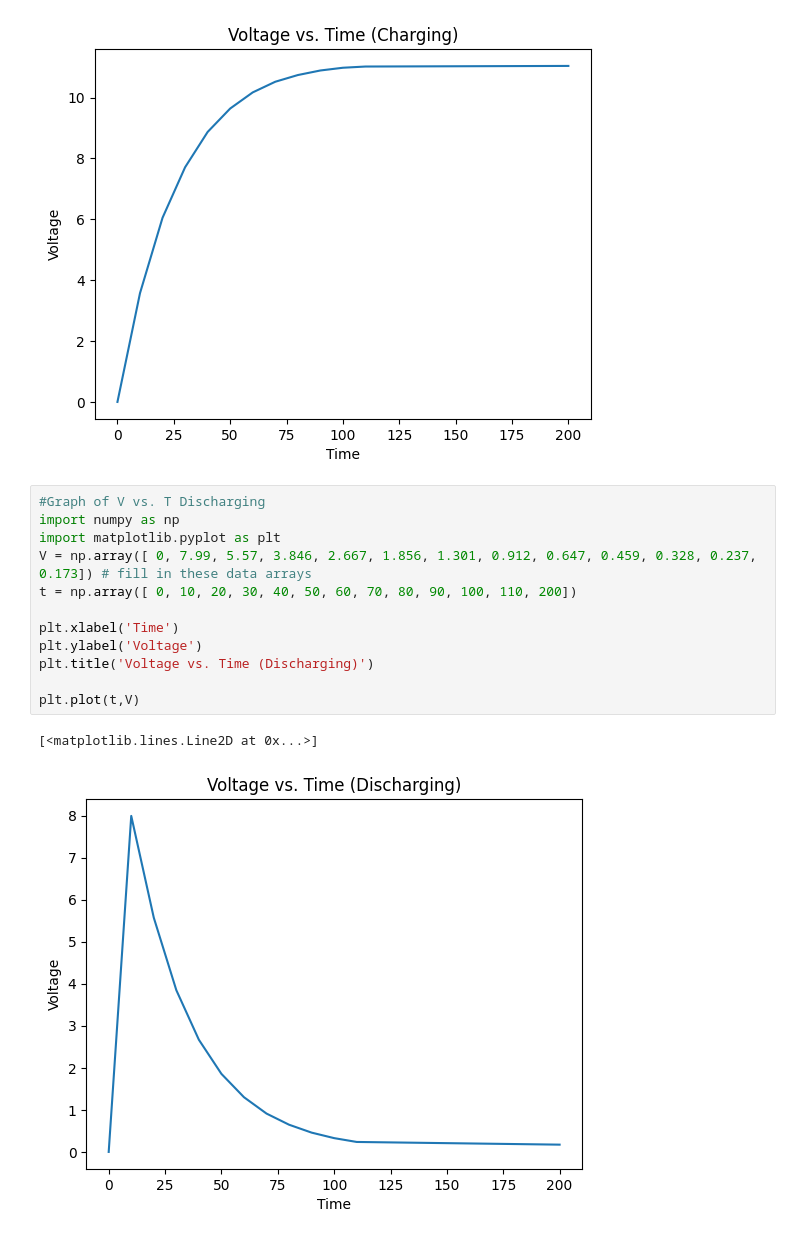
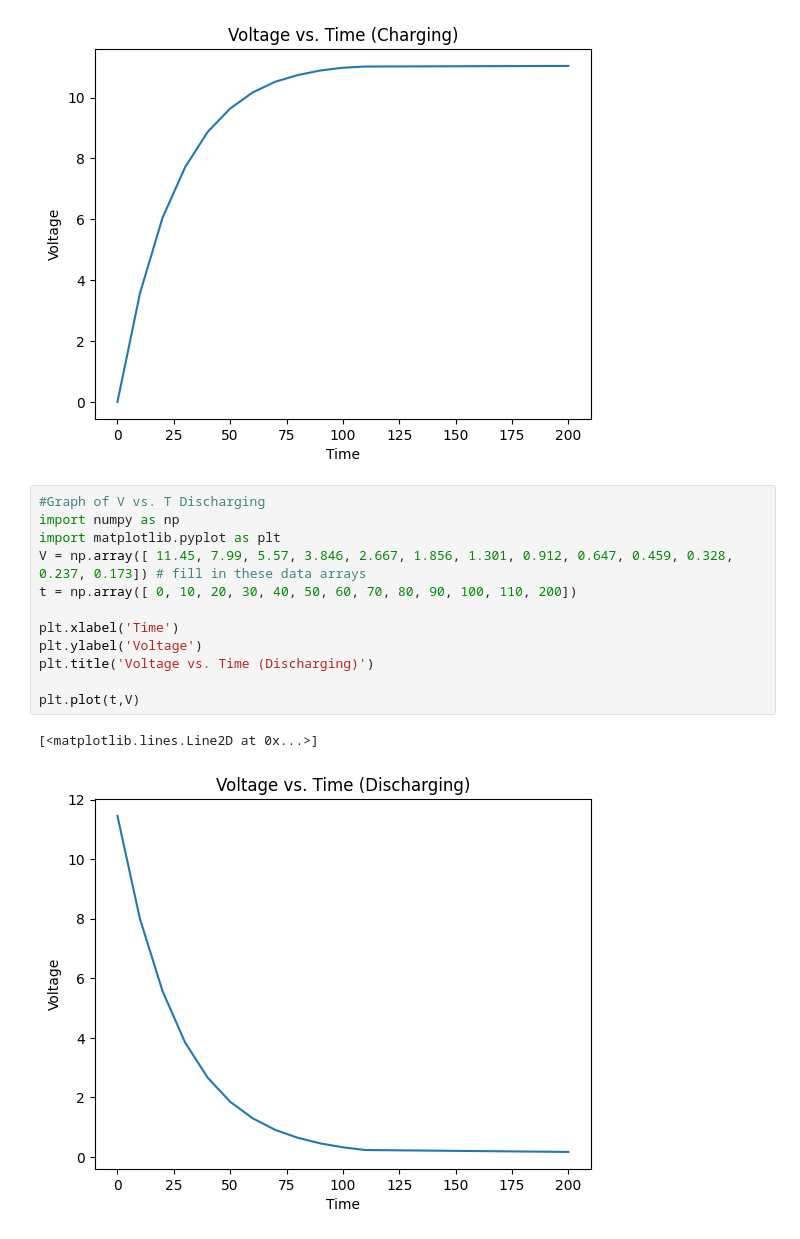
Before and after one commit to TiptonBundy/TiptonBundyPHYXLAB, a Jupyter notebook: Slow_RC_Circuits.ipynb, the cells around one changed output. Saved outputs shown, nothing was run; the diff lists cells and outputs as text.

```diff
--- a/Slow_RC_Circuits.ipynb
+++ b/Slow_RC_Circuits.ipynb
@@ -18,15 +18,15 @@ plt.plot(t,V)
 # %%
 #Graph of V vs. T Discharging
 import numpy as np
 import matplotlib.pyplot as plt
-V = np.array([ 0, 7.99, 5.57, 3.846, 2.667, 1.856, 1.301, 0.912, 0.647, 0.459, 0.328, 0.237, 0.173]) # fill in these data arrays
+V = np.array([ 11.45, 7.99, 5.57, 3.846, 2.667, 1.856, 1.301, 0.912, 0.647, 0.459, 0.328, 0.237, 0.173]) # fill in these data arrays
 t = np.array([ 0, 10, 20, 30, 40, 50, 60, 70, 80, 90, 100, 110, 200])
 
 plt.xlabel('Time')
 plt.ylabel('Voltage')
 plt.title('Voltage vs. Time (Discharging)')
 
 plt.plot(t,V)
 # %% [output]
 [<matplotlib.lines.Line2D at 0x...>]
-[figure, old version]
+[figure, new version]
```
